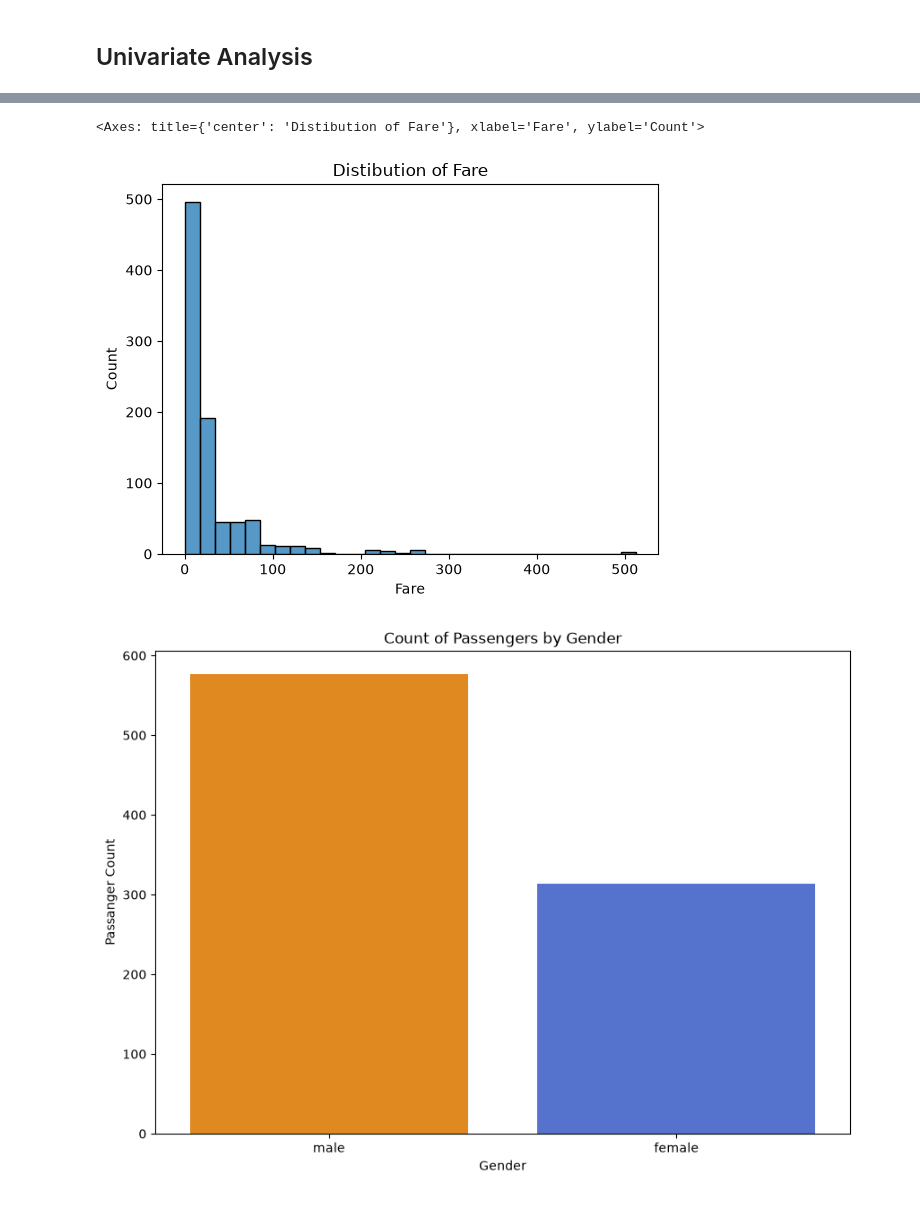
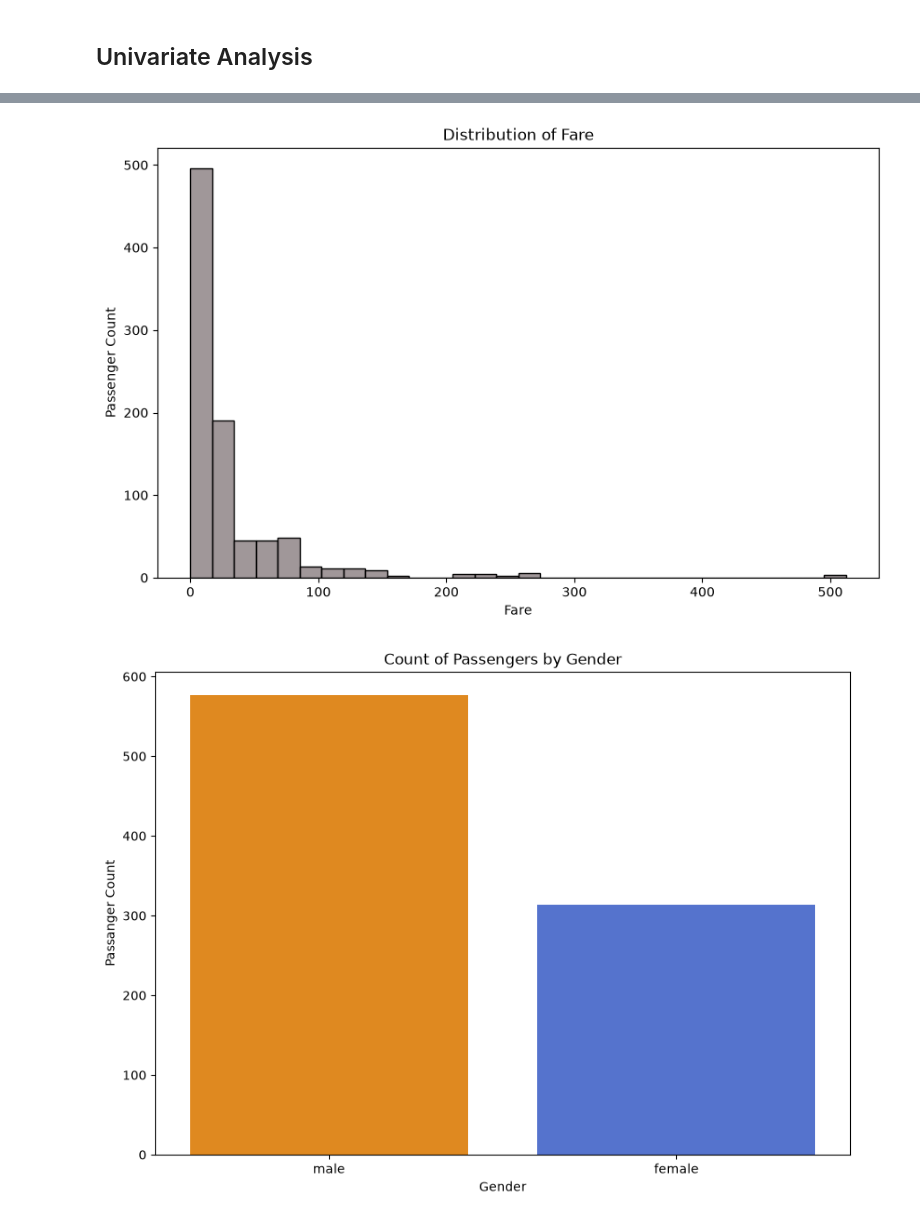
Before and after one commit to Rohit-Bansode/Titanic_Survival_Analysis-EDA, a Jupyter notebook: Notebooks/Titanic_EDA.ipynb, the cells around one changed output, grey strips where cells are left out. Saved outputs shown, nothing was run; the diff lists cells and outputs as text; code cells hidden in the pictures.

```diff
--- a/Notebooks/Titanic_EDA.ipynb
+++ b/Notebooks/Titanic_EDA.ipynb
@@ -212,7 +212,7 @@ Column After Dropping: ['PassengerId', 'Survived', 'Pclass', 'Name', 'Sex', 'Age
 # %%
 ## Count of Survived and Not Survived by Countplot
 
-df['Survived_label']=df['Survived'].map({0:"Survived",1:"Not Survived"})
+df['Survived_label']=df['Survived'].map({0:"Not Survived",1:"Survived"})
 custom_palette={'Survived':'crimson','Not Survived':'forestgreen'}
 
 plt.figure(figsize=(10,7))
@@ -226,11 +237,14 @@ sns.countplot(x='Survived_label',hue='Survived_label',data=df,palette=custom_pal
 # %%
-## Distibution of Fare
+## Distribution of Fare
 
-plt.title("Distibution of Fare")
-sns.histplot(df['Fare'],bins=30)
+plt.figure(figsize=(10,6))
+plt.title("Distribution of Fare")
+plt.xlabel('Fare')
+plt.ylabel('Passenger Count')
+sns.histplot(df['Fare'],bins=30,color="#817477")
+plt.show()
 # %% [output]
-<Axes: title={'center': 'Distibution of Fare'}, xlabel='Fare', ylabel='Count'>
-[figure, old version]
+[figure, new version]
 # %%
 ## Count of Passengers by Sex
 
```
Also changed, not shown: parts of 3 cells of this notebook.
